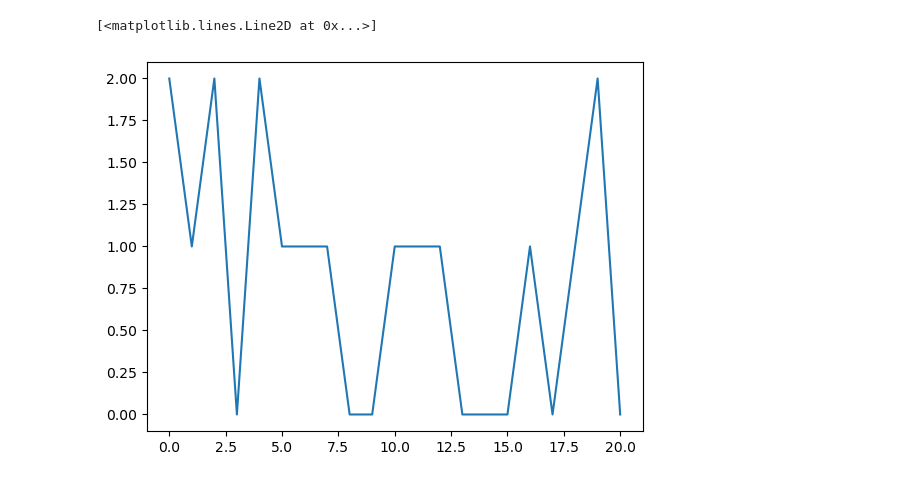
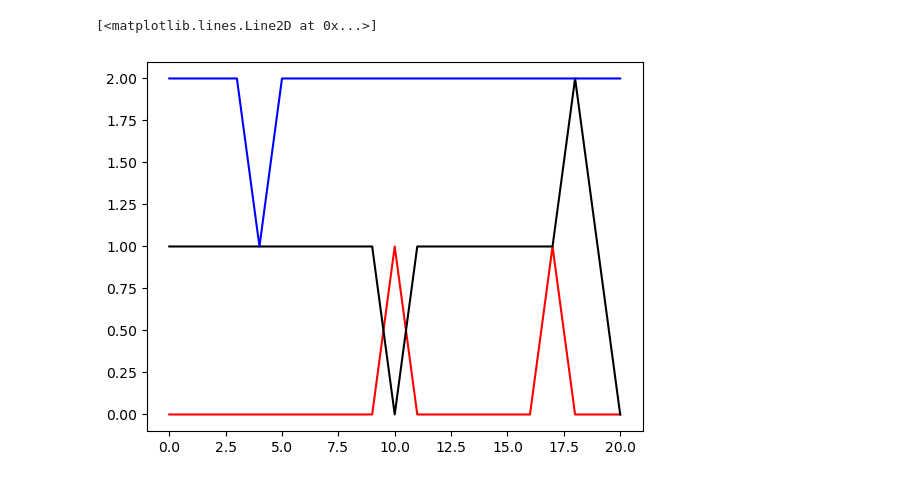
Before and after one commit to codepromaster67/Projet-ARE, a Jupyter notebook: ARE_notebook.ipynb, the cells around one changed output. Drawn from its saved outputs; the diff is of its cells as text; code cells hidden in the pictures.

Commit message:
differents cas de figure

```diff
--- a/ARE_notebook.ipynb
+++ b/ARE_notebook.ipynb
@@ -95,7 +97,7 @@ def probamatrice(matrice,etat, indice1, indice0, epsilon):
     return matrice
 # %%
 
-def fonction_cas1(matrice, etat, vecteurpopulation, vecteurindice, n):
+def fonction_cas1(matrice, etat, vecteurpopulation, vecteurindice, n, epsilon):
     nvetat = 0
     vecteur_indices = [1]
     matrice_pop = []
@@ -108,11 +110,11 @@ def fonction_cas1(matrice, etat, vecteurpopulation, vecteurindice, n):
         vecteurpopulation = probapopulation(nvetat, vecteurpopulation)
         matrice_pop.append(vecteurpopulation.copy())
 
-        vecteur_investisseurs = prop_investisseurs(nvetat)
+        vecteur_investisseurs = prop_investisseurs(nvetat, vecteurpopulation)
 
         nouvel_indice = calculer_indice(vecteurindice, vecteur_investisseurs, nvetat, vecteur_indices)
 
-        matrice = probamatrice(matrice, nvetat, vecteur_indices[i], vecteur_indices[i+1], 0.1)
+        matrice = probamatrice(matrice, nvetat, vecteur_indices[i], vecteur_indices[i+1],epsilon)
 
         vecteur_etats.append(nvetat)
 
@@ -155,19 +148,45 @@ plt.plot(abscisse, k[1])
 # %%
 indice0 = 1
 population = 10
-titres2 = 3
+titres2 = 10
 res = [indice0]
-matrice = [[1/3, 1/3, 1/3], [1/3, 1/3, 1/3], [1/3, 1/3, 1/3]]  #on a choisi que 3 états, on peut en choisir plus.
+matrice = [[0.9, 0.1 ,0], [0.05,0.9,0.05], [0,0.1,0.9]]  #on a choisi que 3 états, on peut en choisir plus.
 etat = 1
 
 vecteurpopulation3 = np.random.normal(0.5, 0.15, population)
+vecteurindices3 = np.array([np.random.uniform()*2 for _ in range(titres2)])
 
-vecteurindices3 = np.array([np.random.uniform()*10 for _ in range(titres2)])
-watf = fonction_cas1(matrice, 2, vecteurpopulation3, vecteurindices3, 20)
+watf3 = fonction_cas1(matrice=matrice, etat= 2, vecteurpopulation = vecteurpopulation3, vecteurindice=vecteurindices3, n=20, epsilon =0.01)
+# %%
+indice0 = 1
+population = 10
+titres2 = 10
+res = [indice0]
+matrice = [[0.9, 0.1 ,0], [0.05,0.9,0.05], [0,0.1,0.9]]  #on a choisi que 3 états, on peut en choisir plus.
+etat = 1
+
+vecteurpopulation2 = np.random.normal(0.5, 0.15, population)
+vecteurindices2 = np.array([np.random.uniform()*1 for _ in range(titres2)])
+
+watf2 = fonction_cas1(matrice=matrice, etat= 1, vecteurpopulation = vecteurpopulation2, vecteurindice=vecteurindices2, n=20, epsilon =0.01)
+# %%
+indice0 = 1
+population = 10
+titres2 = 10
+res = [indice0]
+matrice = [[0.9, 0.1 ,0], [0.05,0.9,0.05], [0,0.1,0.9]]  #on a choisi que 3 états, on peut en choisir plus.
+etat = 1
+
+vecteurpopulation1 = np.random.normal(0.5, 0.15, population)
+vecteurindices1 = np.array([np.random.uniform()*(-1) for _ in range(titres2)])
+vecteurindices1
+watf1 = fonction_cas1(matrice=matrice, etat= 0, vecteurpopulation = vecteurpopulation1, vecteurindice=vecteurindices1, n=20, epsilon =0.01)
 # %%
 abscisse = np.arange(0, len(watf[1]), 1)
-plt.plot(abscisse, watf[1])
+plt.plot(abscisse, watf1[1], color = 'red')
+plt.plot(abscisse, watf2[1], c ='black')
+plt.plot(abscisse, watf3[1], c ='blue')
 # %% [output]
 [<matplotlib.lines.Line2D at 0x...>]
-[figure, old version]
+[figure, new version]
 # %%
```
Also changed, not shown: parts of 9 cells of this notebook, 1 other file.
